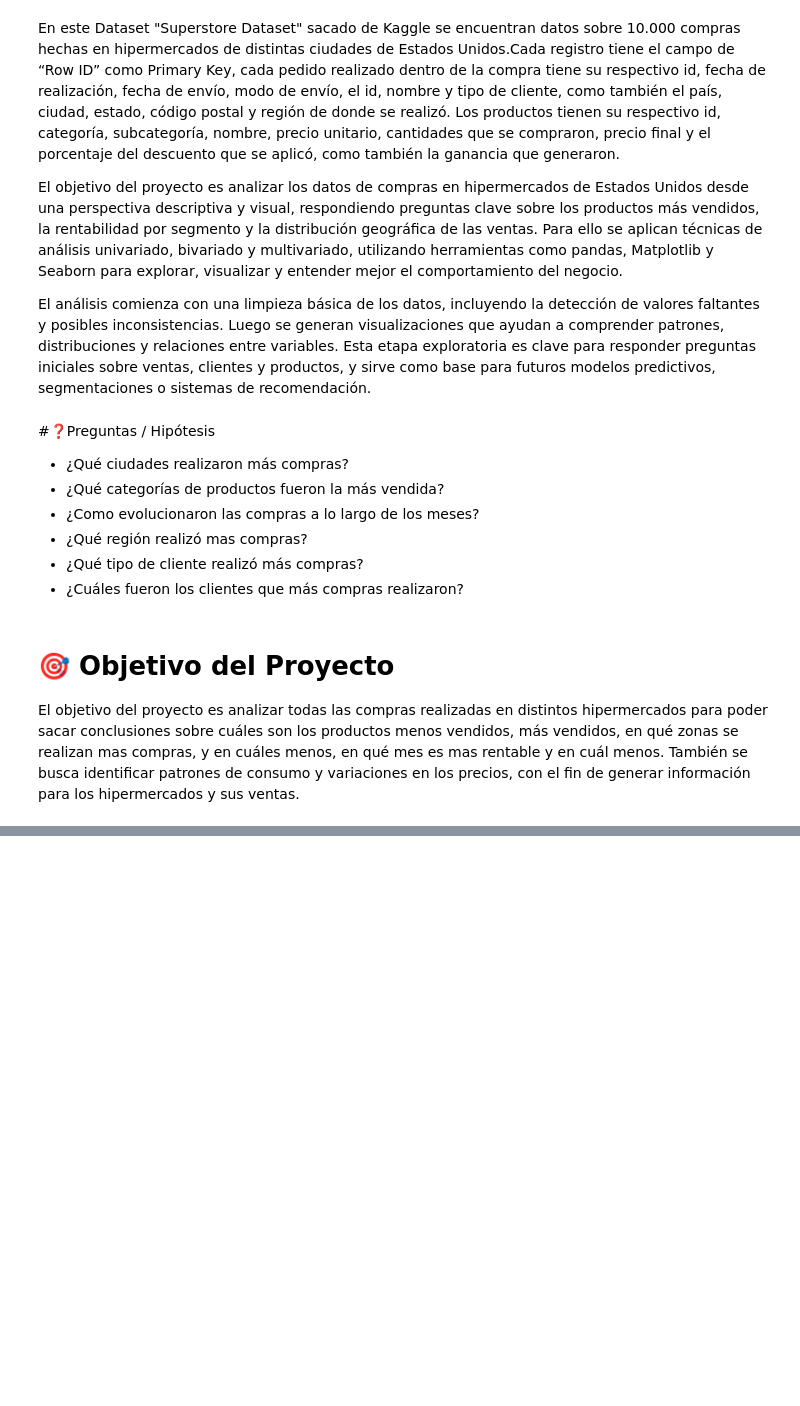
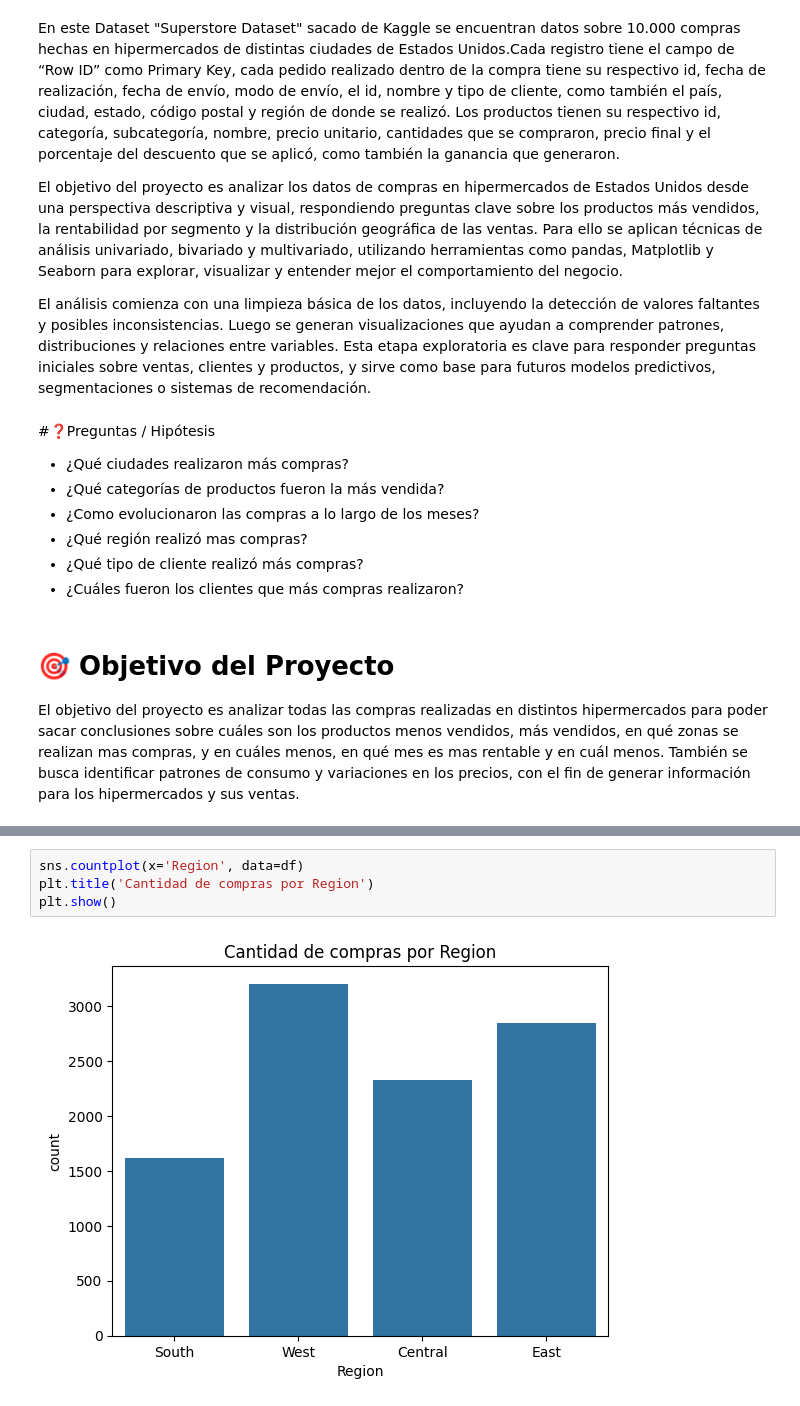
Before and after one commit to ignacioquirogaa/Entregas-Data_Science_1, a Jupyter notebook: ProyectoDSParteI+Quiroga.ipynb, the cells around one changed output, grey strips where cells are left out. Drawn from its saved outputs; the diff is of its cells as text; blank space fills up the shorter version.

```diff
--- a/ProyectoDSParteI+Quiroga.ipynb
+++ b/ProyectoDSParteI+Quiroga.ipynb
@@ -40,0 +59,6 @@ df.head()
+# %%
+sns.countplot(x='Region', data=df)
+plt.title('Cantidad de compras por Region')
+plt.show()
+# %% [output]
+[figure, added]
```
Also changed, not shown: parts of 37 cells of this notebook.
